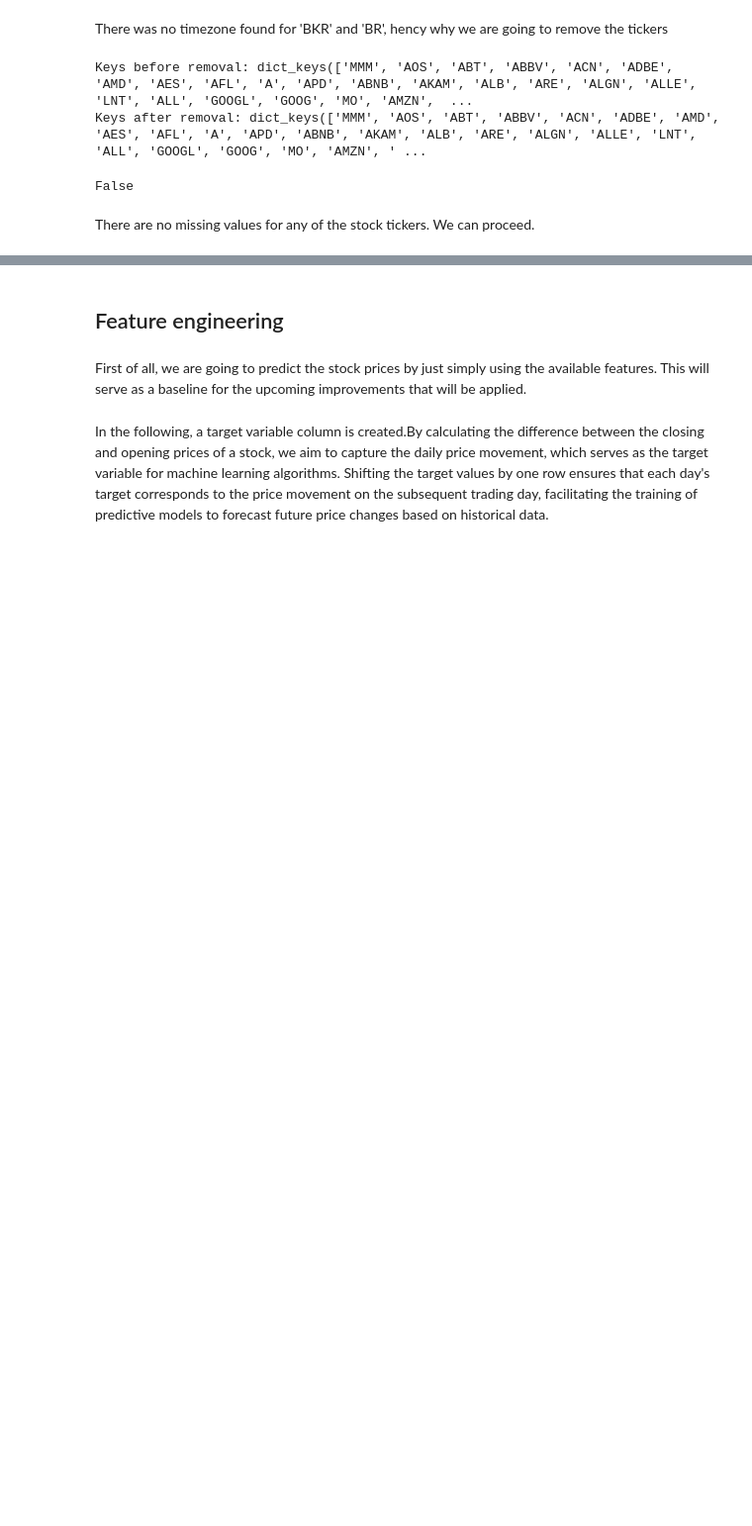
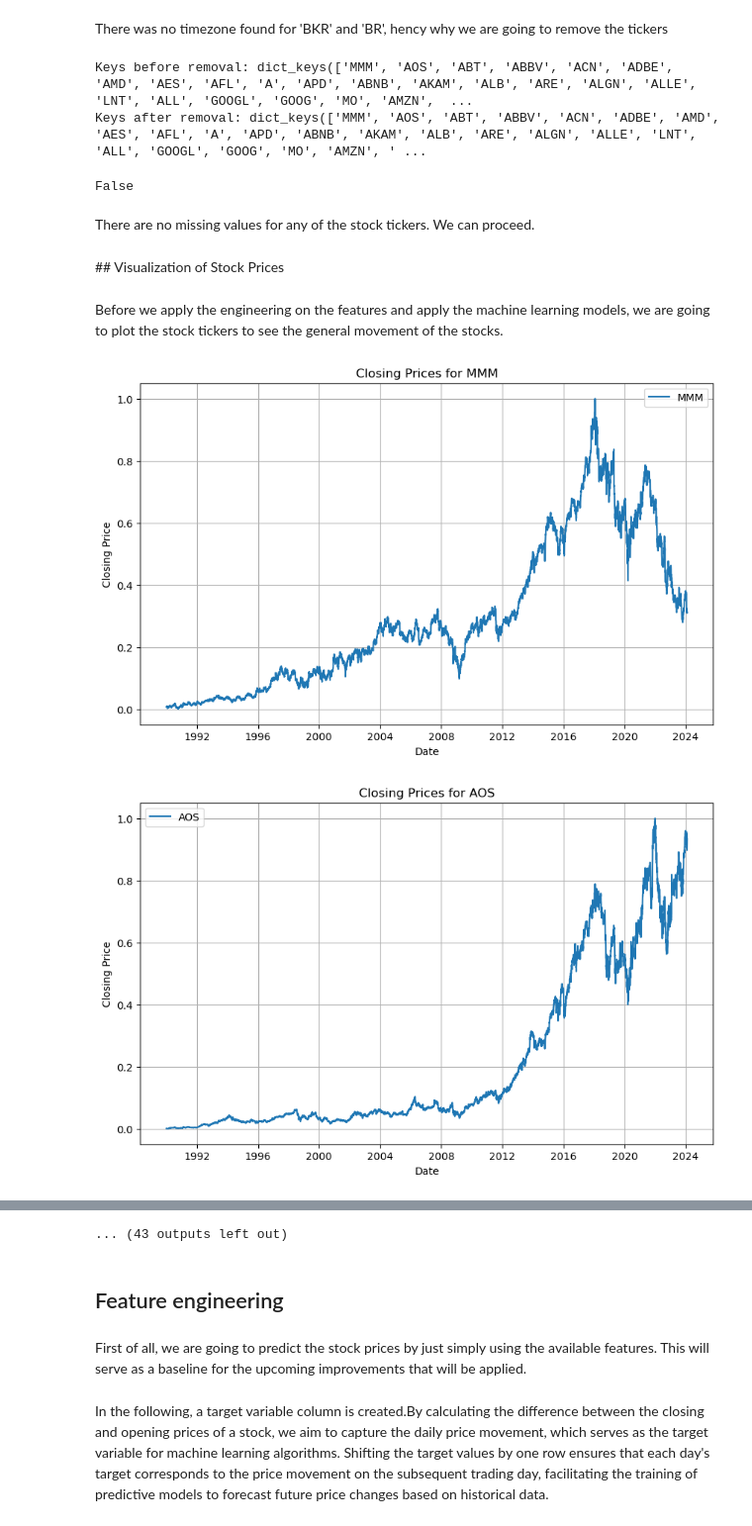
Before and after one commit to onueze/Forcastock-Final-year-project, a Jupyter notebook: forca/Untitled.ipynb, the cells around one changed output, grey strips where cells are left out. Shown at 99% size. Cells and saved outputs as stored; diff of their text form; code cells hidden in the pictures; blank space fills up the shorter version.

```diff
--- a/forca/Untitled.ipynb
+++ b/forca/Untitled.ipynb
@@ -185,7 +180,7 @@ for symbol in tickers_to_drop:
 print("Keys before removal:", sp500_data.keys())
 
 # Remove tickers
-tickers_to_drop = ['BRK', 'BF']
+tickers_to_drop = ['BRK', 'BF','BRK.B','BF.B','IQV']
 for symbol in tickers_to_drop:
     sp500_data.pop(symbol, None)
 
@@ -201,3 +196,25 @@ print(ticker_to_check in sp500_data.keys())
 False
 # %% [markdown]
 There are no missing values for any of the stock tickers. We can proceed.
+# %% [markdown]
+## Visualization of Stock Prices
+# %% [markdown]
+Before we apply the engineering on the features and apply the machine learning models, we are going to plot the stock tickers to see the general movement of the stocks.
+# %%
+# Loop through each ticker in the S&P 500 list
+for ticker in sp500_tickers:
+    # closing prices for the current ticker
+    closing_prices = sp500_data[ticker]['Close']
+
+    # Plot the closing prices
+    plt.figure(figsize=(10, 6))
+    plt.plot(closing_prices, label=ticker)
+    plt.title(f"Closing Prices for {ticker}")
+    plt.xlabel("Date")
+    plt.ylabel("Closing Price")
+    plt.legend()
+    plt.grid(True)
+    plt.show()
+# %% [output]
+[figure, added]
+[figure, added]
@@ -204,3 +231,4 @@ There are no missing values for any of the stock tickers. We can proceed.
+... (43 outputs left out)
 # %% [markdown]
 ## Feature engineering
 # %% [markdown]
```
Also changed, not shown: parts of 24 cells of this notebook, 1 other file.
